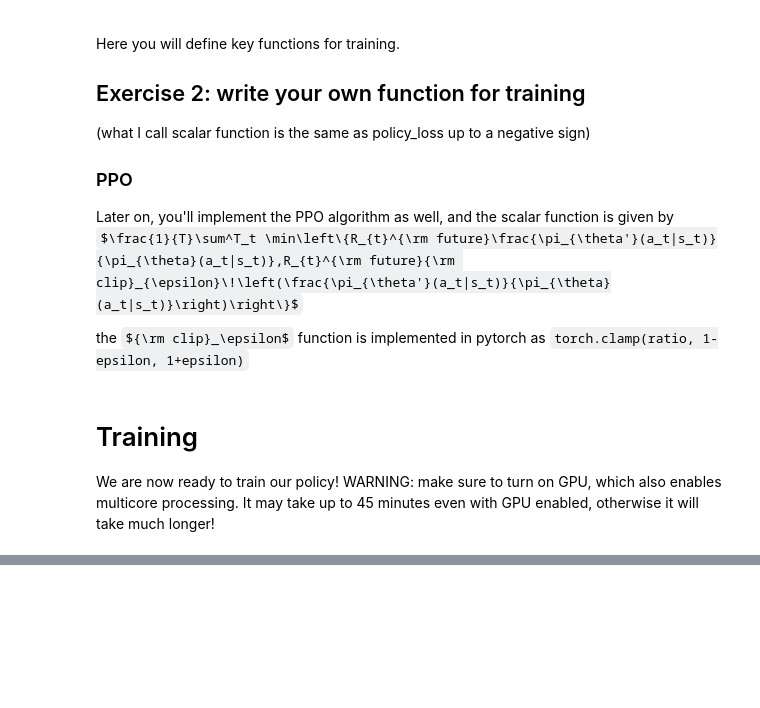
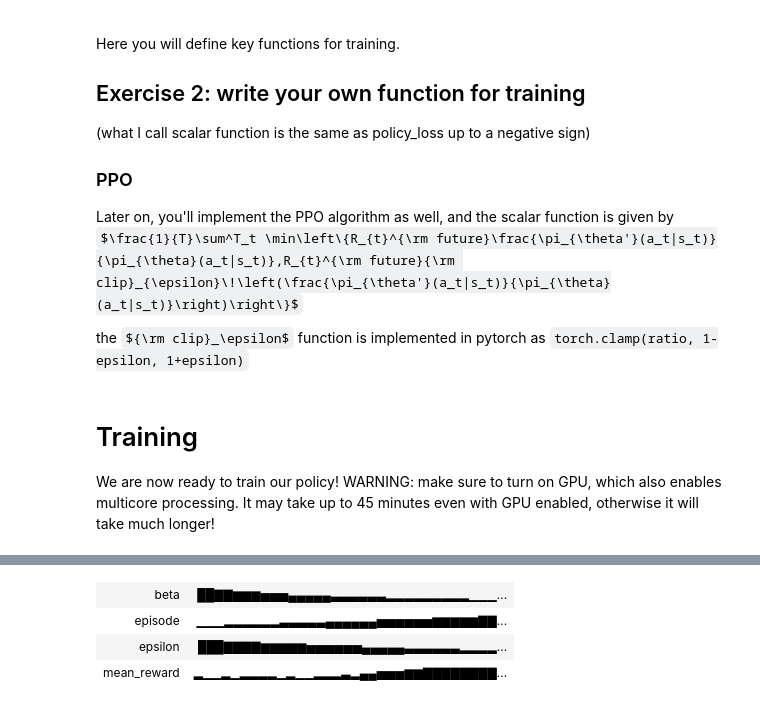
Before and after one commit to Xiangyu-Fu/RL_review, a Jupyter notebook: 2.codes/2.Policy Gradient Method/pong/pong_ppo.ipynb, the cells around one changed output, grey strips where cells are left out. Saved outputs shown, nothing was run; the diff lists cells and outputs as text; code cells hidden in the pictures; some formulas as TeX source; blank space fills up the shorter version.

Commit message:
update PPO policy

```diff
--- a/2.codes/2.Policy Gradient Method/pong/pong_ppo.ipynb
+++ b/2.codes/2.Policy Gradient Method/pong/pong_ppo.ipynb
@@ -124,4 +133,4 @@ policy=pong_utils.Policy().to(device)
 # we use the adam optimizer with learning rate 2e-4
 # optim.SGD is also possible
 import torch.optim as optim
-optimizer = optim.Adam(policy.parameters(), lr=1e-4)
+optimizer = optim.Adam(policy.parameters(), lr=2e-4)
@@ -178,20 +198,17 @@ WARNING: make sure to turn on GPU, which also enables multicore processing. It m
 # %%
 from parallelEnv import parallelEnv
 import numpy as np
-# keep track of how long training takes
-# WARNING: running through all 800 episodes will take 30-45 minutes
+import torch
+import wandb
+from tqdm import tqdm
+
+# Initialize wandb
+wandb.init(project="pong-training", name="policy-gradient")
 
 # training loop max iterations
 episode = 500
 
-# widget bar to display progress
-!pip install progressbar
-import progressbar as pb
-widget = ['training loop: ', pb.Percentage(), ' ',
-          pb.Bar(), ' ', pb.ETA() ]
-timer = pb.ProgressBar(widgets=widget, maxval=episode).start()
-
-
+# Initialize environment
 envs = parallelEnv('PongDeterministic-v4', n=8, seed=1234)
 
 discount_rate = .99
@@ -203,45 +220,50 @@ SGD_epoch = 4
 # keep track of progress
 mean_rewards = []
 
-for e in range(episode):
+# Training loop with tqdm progress bar
+with tqdm(total=episode, desc="training loop") as pbar:
+    for e in range(episode):
 
-    # collect trajectories
-    old_probs, states, actions, rewards = \
-        pong_utils.collect_trajectories(envs, policy, tmax=tmax)
+        # collect trajectories
+        old_probs, states, actions, rewards = \
+            pong_utils.collect_trajectories(envs, policy, tmax=tmax)
 
-    total_rewards = np.sum(rewards, axis=0)
+        total_rewards = np.sum(rewards, axis=0)
 
+        # gradient ascent step
+        for _ in range(SGD_epoch):
 
-    # gradient ascent step
-    for _ in range(SGD_epoch):
+            # uncomment to utilize your own clipped function!
+            # L = -clipped_surrogate(policy, old_probs, states, actions, rewards, epsilon=epsilon, beta=beta)
 
-        # uncomment to utilize your own clipped function!
-        # L = -clipped_surrogate(policy, old_probs, states, actions, rewards, epsilon=epsilon, beta=beta)
+            L = -pong_utils.clipped_surrogate(policy, old_probs, states, actions, rewards,
+                                              epsilon=epsilon, beta=beta)
+            optimizer.zero_grad()
+            L.backward()
+            optimizer.step()
+            del L
 
-        L = -pong_utils.clipped_surrogate(policy, old_probs, states, actions, rewards,
-                                          epsilon=epsilon, beta=beta)
-        optimizer.zero_grad()
-        L.backward()
-        optimizer.step()
-        del L
+        # the clipping parameter reduces as time goes on
+        epsilon *= .999
 
-    # the clipping parameter reduces as time goes on
-    epsilon*=.999
+        # the regulation term also reduces
+        # this reduces exploration in later runs
+        beta *= .995
 
-    # the regulation term also reduces
-    # this reduces exploration in later runs
-    beta*=.995
+        # get the average reward of the parallel environments
+        mean_rewards.append(np.mean(total_rewards))
 
-    # get the average reward of the parallel environments
-    mean_rewards.append(np.mean(total_rewards))
+        # log metrics to wandb
+        wandb.log({"episode": e + 1, "mean_reward": np.mean(total_rewards), "beta": beta, "epsilon": epsilon})
 
-    # display some progress every 20 iterations
-    if (e+1)%20 ==0 :
-        print("Episode: {0:d}, score: {1:f}".format(e+1,np.mean(total_rewards)))
-        print(total_rewards)
+        # # display some progress every 20 iterations
+        # if (e + 1) % 20 == 0:
+        #     print("Episode: {0:d}, score: {1:f}".format(e + 1, np.mean(total_rewards)))
+        #     print(total_rewards)
 
-    # update progress widget bar
-    timer.update(e+1)
+        # update progress bar
+        pbar.update(1)
 
-timer.finish()
+# Finish wandb run
+wandb.finish()
 # %% [output]
@@ -254,0 +280,4 @@ Requirement already satisfied: progressbar in c:\users\97575\anaconda3\envs\udac
+| beta | ██▇▇▆▆▆▅▅▅▄▄▄▄▄▃▃▃▃▃▃▂▂▂▂▂▂▂▂▂▁▁▁... |
+| episode | ▁▁▁▂▂▂▂▂▂▃▃▃▃▃▄▄▄▄▄▄▅▅▅▅▅▅▆▆▆▆▆▇▇... |
+| epsilon | ███▇▇▇▇▆▆▆▆▆▅▅▅▅▅▅▄▄▄▄▄▃▃▃▃▃▃▂▂▂▂... |
+| mean_reward | ▂▁▁▂▁▂▂▂▂▁▂▁▁▂▂▂▃▂▄▄▅▅▅▆▆▇▇▇▇▇▇▇▇... |
```
Also changed, not shown: parts of 5 cells of this notebook, 7 other files.
